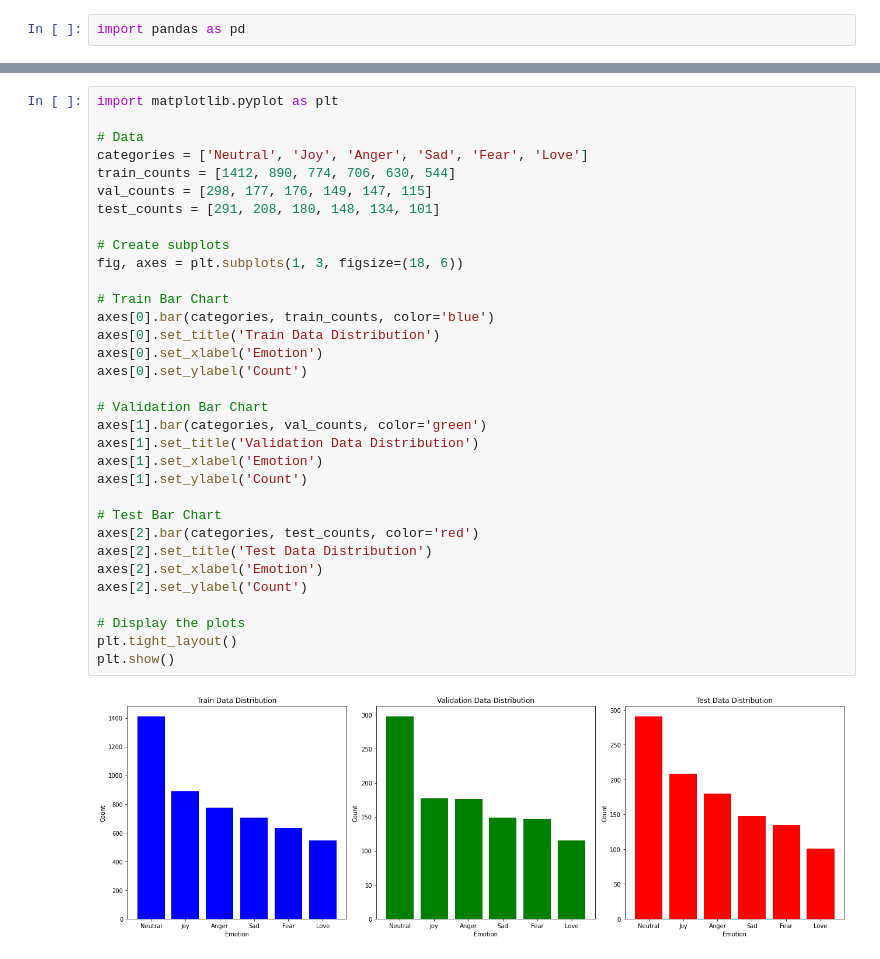
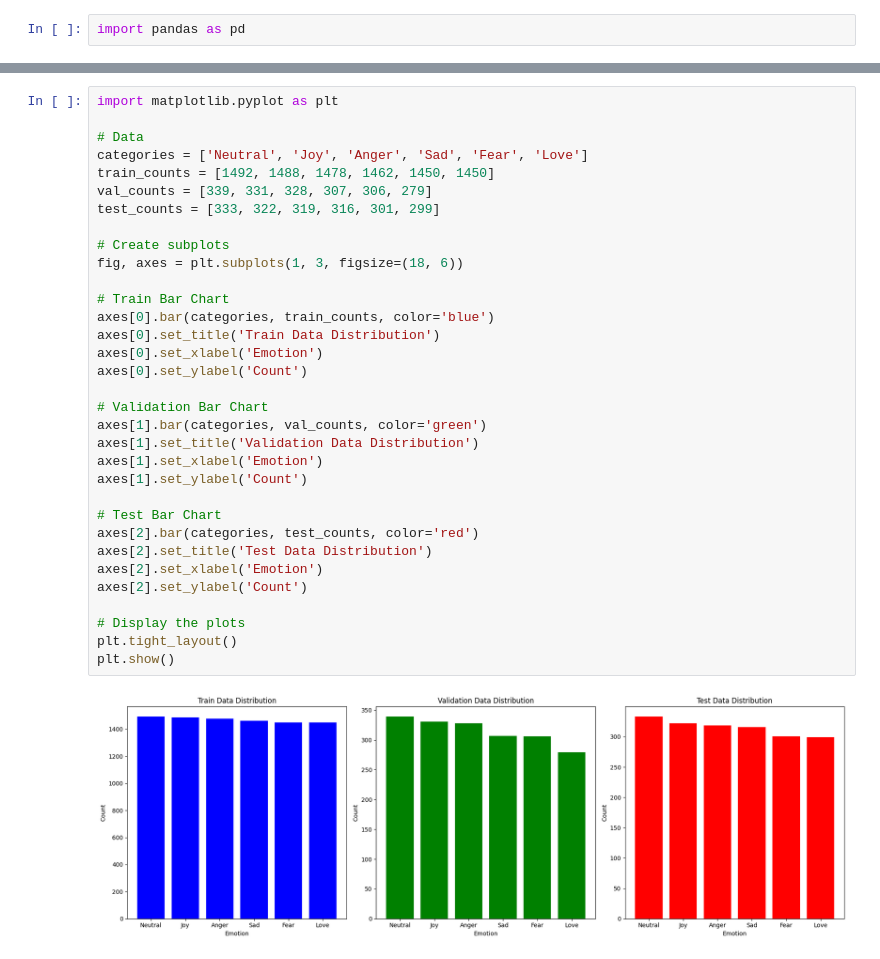
Before and after one commit to Latifmmhd/Augmentasi-Data-Indonesia-Tweet, a Jupyter notebook: dataset/get_data_info.ipynb, the cells around one changed output, grey strips where cells are left out. Cells and saved outputs as stored; diff of their text form.

```diff
--- a/dataset/get_data_info.ipynb
+++ b/dataset/get_data_info.ipynb
@@ -54,34 +57,34 @@ Name: count, dtype: int64
 import matplotlib.pyplot as plt
 
 # Data
 categories = ['Neutral', 'Joy', 'Anger', 'Sad', 'Fear', 'Love']
-train_counts = [1412, 890, 774, 706, 630, 544]
-val_counts = [298, 177, 176, 149, 147, 115]
-test_counts = [291, 208, 180, 148, 134, 101]
+train_counts = [1492, 1488, 1478, 1462, 1450, 1450]
+val_counts = [339, 331, 328, 307, 306, 279]
+test_counts = [333, 322, 319, 316, 301, 299]
 
 # Create subplots
 fig, axes = plt.subplots(1, 3, figsize=(18, 6))
 
 # Train Bar Chart
 axes[0].bar(categories, train_counts, color='blue')
 axes[0].set_title('Train Data Distribution')
 axes[0].set_xlabel('Emotion')
 axes[0].set_ylabel('Count')
 
 # Validation Bar Chart
 axes[1].bar(categories, val_counts, color='green')
 axes[1].set_title('Validation Data Distribution')
 axes[1].set_xlabel('Emotion')
 axes[1].set_ylabel('Count')
 
 # Test Bar Chart
 axes[2].bar(categories, test_counts, color='red')
 axes[2].set_title('Test Data Distribution')
 axes[2].set_xlabel('Emotion')
 axes[2].set_ylabel('Count')
 
 # Display the plots
 plt.tight_layout()
 plt.show()
 # %% [output]
-[figure, old version]
+[figure, new version]
```
Also changed, not shown: parts of 5 cells of this notebook.
